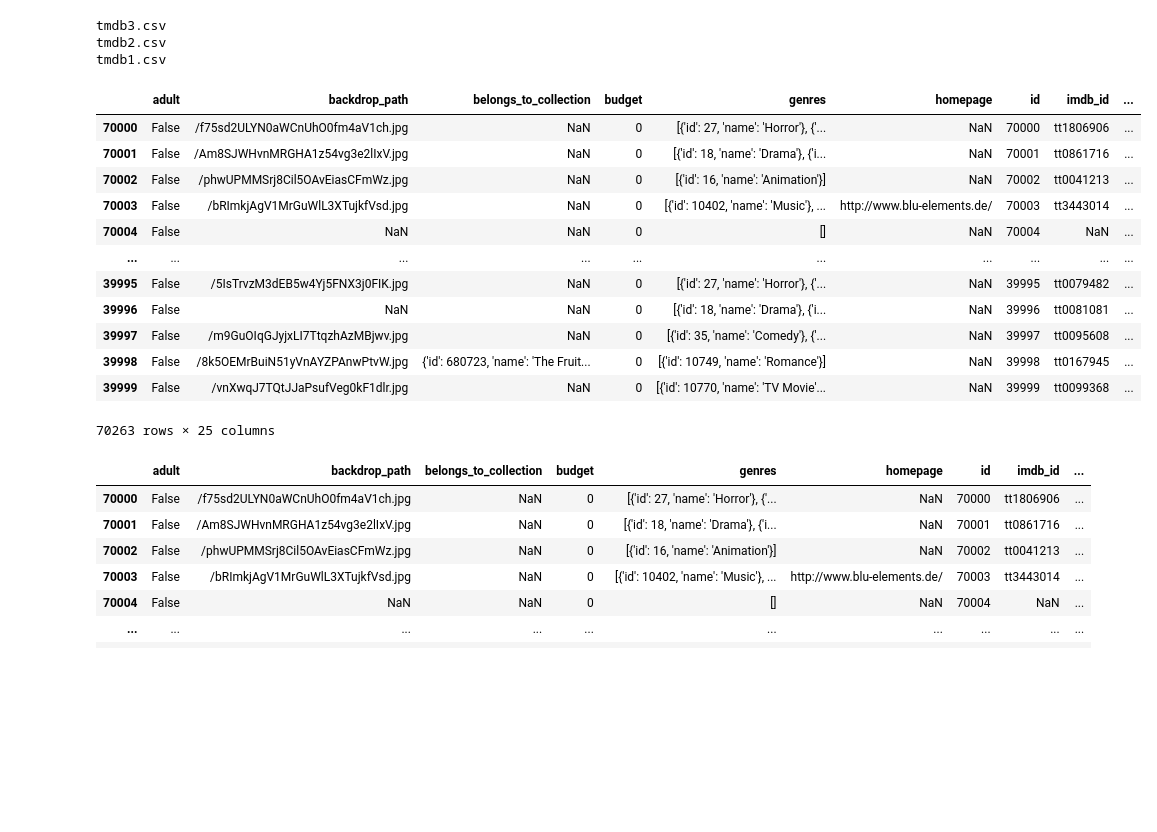
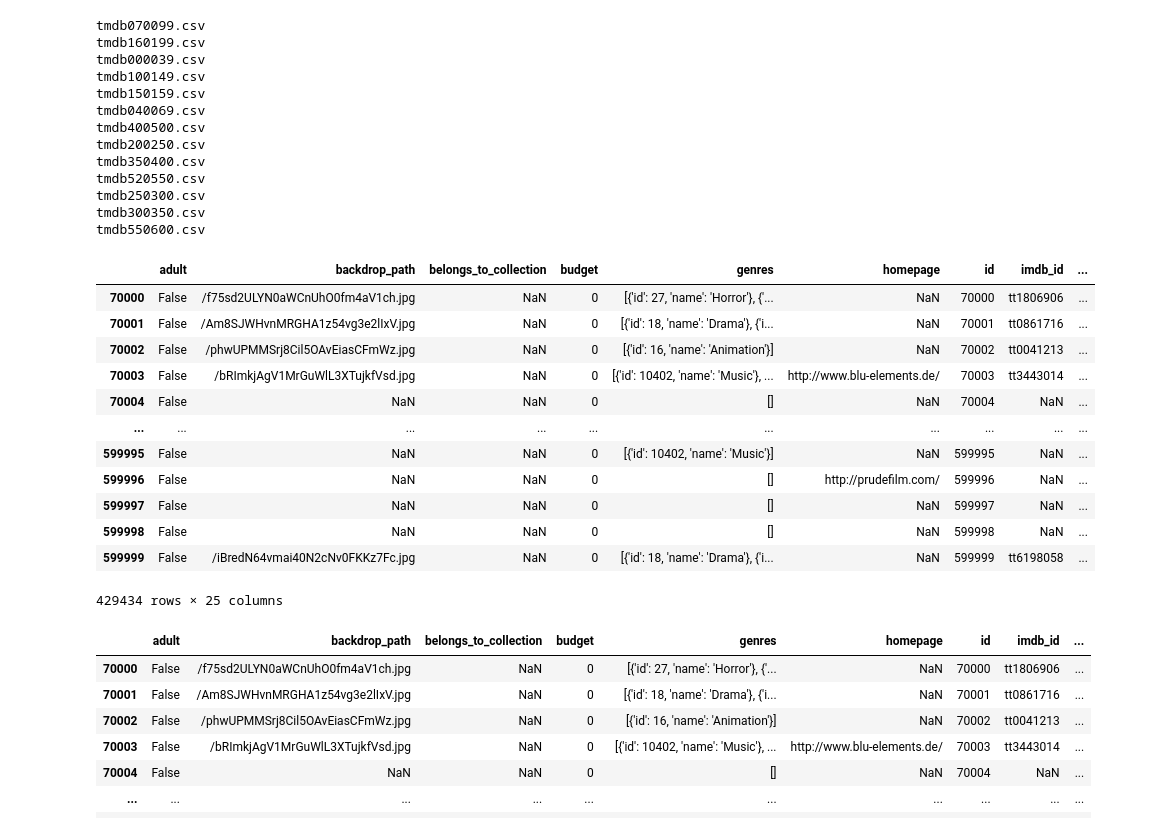
Before and after one commit to rocklouis055/server, a Jupyter notebook: Untitled.ipynb, the cells around one changed output. Drawn from its saved outputs; the diff is of its cells as text; code cells hidden in the pictures; blank space fills up the shorter version.

```diff
--- a/Untitled.ipynb
+++ b/Untitled.ipynb
@@ -8,26 +8,36 @@ print(glob.glob("*"))
 # %%
 d=pd.DataFrame()
 for i in glob.glob("*.csv"):
     print(i)
-    d=pd.concat([d,pd.read_csv(i,lineterminator='\n',index_col="Unnamed: 0").transpose()])
+    d=pd.concat([d,pd.read_csv(i,lineterminator='\n',index_col="Unnamed: 0",low_memory=False).transpose()])
 d
 # %% [output]
-tmdb3.csv
-tmdb2.csv
-tmdb1.csv
+tmdb070099.csv
+tmdb160199.csv
+tmdb000039.csv
+tmdb100149.csv
+tmdb150159.csv
+tmdb040069.csv
+tmdb400500.csv
+tmdb200250.csv
+tmdb350400.csv
+tmdb520550.csv
+tmdb250300.csv
+tmdb300350.csv
+tmdb550600.csv
 |  | adult | backdrop_path | belongs_to_collection | budget | genres | homepage | id | imdb_id | ... |
 | 70000 | False | /f75sd2ULYN0aWCnUhO0fm4aV1ch.jpg | NaN | 0 | [{'id': 27, 'name': 'Horror'}, {'... | NaN | 70000 | tt1806906 | ... |
 | 70001 | False | /Am8SJWHvnMRGHA1z54vg3e2lIxV.jpg | NaN | 0 | [{'id': 18, 'name': 'Drama'}, {'i... | NaN | 70001 | tt0861716 | ... |
 | 70002 | False | /phwUPMMSrj8Cil5OAvEiasCFmWz.jpg | NaN | 0 | [{'id': 16, 'name': 'Animation'}] | NaN | 70002 | tt0041213 | ... |
 | 70003 | False | /bRImkjAgV1MrGuWlL3XTujkfVsd.jpg | NaN | 0 | [{'id': 10402, 'name': 'Music'}, ... | http://www.blu-elements.de/ | 70003 | tt3443014 | ... |
 | 70004 | False | NaN | NaN | 0 | [] | NaN | 70004 | NaN | ... |
 | ... | ... | ... | ... | ... | ... | ... | ... | ... | ... |
-| 39995 | False | /5IsTrvzM3dEB5w4Yj5FNX3j0FIK.jpg | NaN | 0 | [{'id': 27, 'name': 'Horror'}, {'... | NaN | 39995 | tt0079482 | ... |
-| 39996 | False | NaN | NaN | 0 | [{'id': 18, 'name': 'Drama'}, {'i... | NaN | 39996 | tt0081081 | ... |
-| 39997 | False | /m9GuOIqGJyjxLI7TtqzhAzMBjwv.jpg | NaN | 0 | [{'id': 35, 'name': 'Comedy'}, {'... | NaN | 39997 | tt0095608 | ... |
-| 39998 | False | /8k5OEMrBuiN51yVnAYZPAnwPtvW.jpg | {'id': 680723, 'name': 'The Fruit... | 0 | [{'id': 10749, 'name': 'Romance'}] | NaN | 39998 | tt0167945 | ... |
-| 39999 | False | /vnXwqJ7TQtJJaPsufVeg0kF1dlr.jpg | NaN | 0 | [{'id': 10770, 'name': 'TV Movie'... | NaN | 39999 | tt0099368 | ... |
+| 599995 | False | NaN | NaN | 0 | [{'id': 10402, 'name': 'Music'}] | NaN | 599995 | NaN | ... |
+| 599996 | False | NaN | NaN | 0 | [] | http://prudefilm.com/ | 599996 | NaN | ... |
+| 599997 | False | NaN | NaN | 0 | [] | NaN | 599997 | NaN | ... |
+| 599998 | False | NaN | NaN | 0 | [] | NaN | 599998 | NaN | ... |
+| 599999 | False | /iBredN64vmai40N2cNv0FKKz7Fc.jpg | NaN | 0 | [{'id': 18, 'name': 'Drama'}, {'i... | NaN | 599999 | tt6198058 | ... |
-70263 rows × 25 columns
+429434 rows × 25 columns
 # %%
 # a=pd.read_csv("tmdb3.csv",lineterminator='\n',index_col=).transpose()
 a=pd.read_csv(i,lineterminator='\n',index_col="Unnamed: 0").transpose()
```
Also changed, not shown: parts of 9 cells of this notebook, 36 other files.
